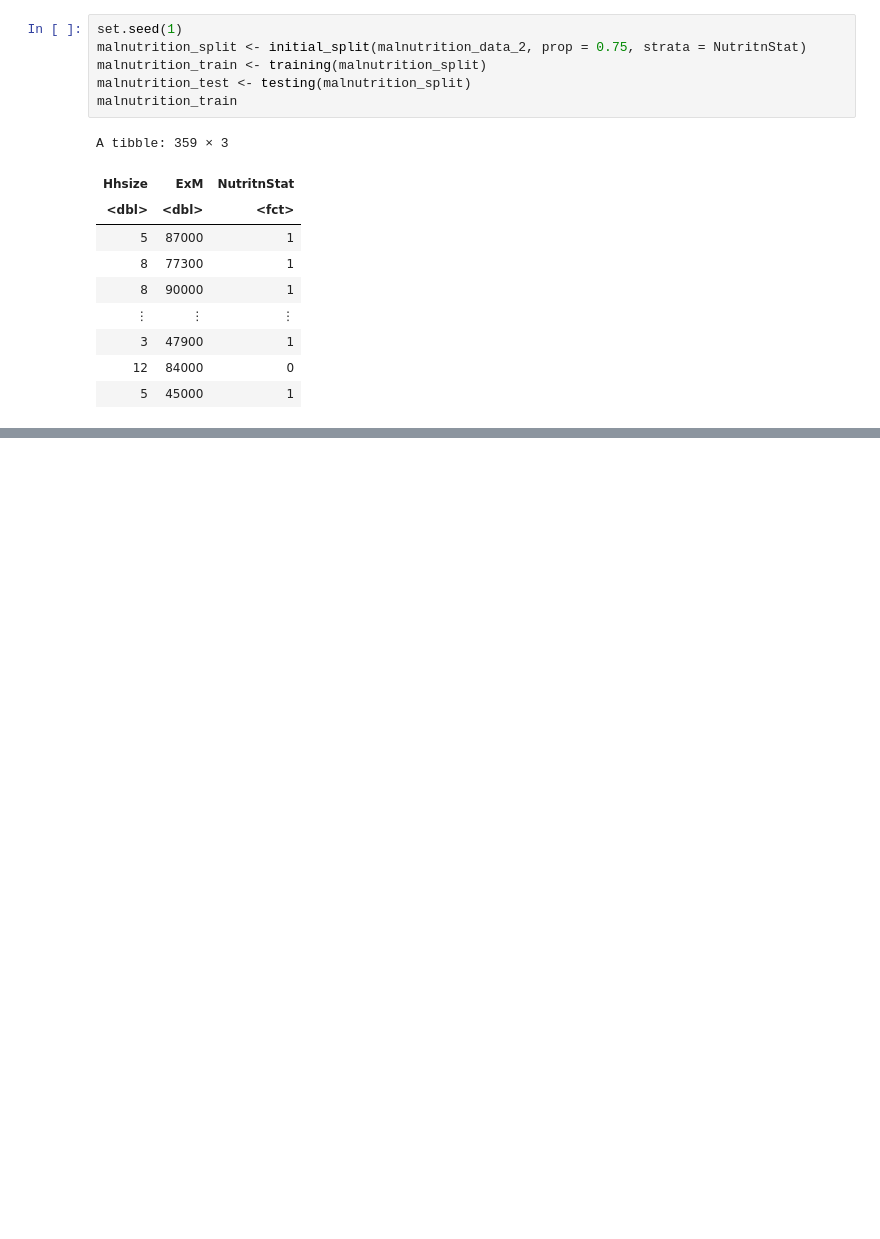
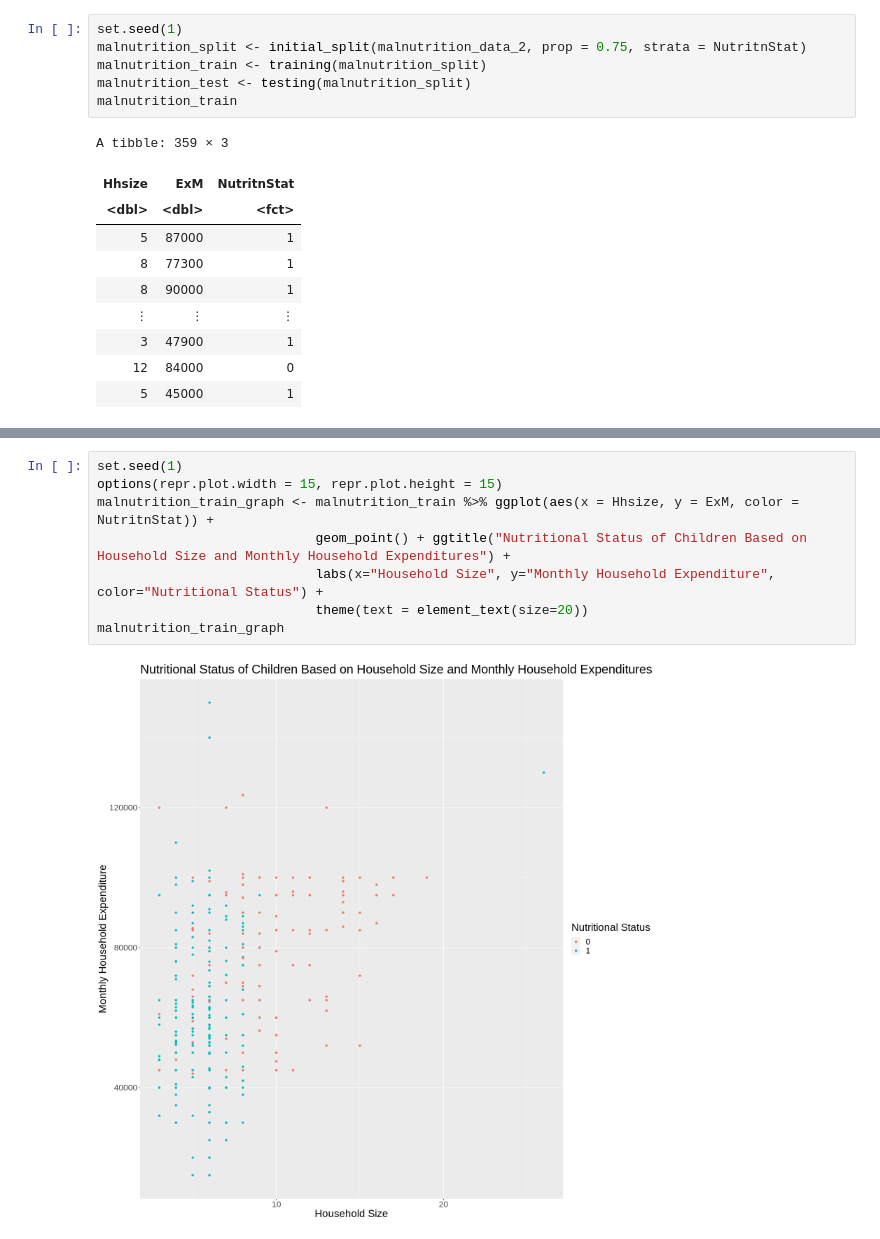
Before and after one commit to ella7920/group_project, a Jupyter notebook: Untitled.ipynb, the cells around one changed output, grey strips where cells are left out. Drawn from its saved outputs; the diff is of its cells as text; blank space fills up the shorter version.

```diff
--- a/Untitled.ipynb
+++ b/Untitled.ipynb
@@ -107,0 +103,10 @@ malnutrition_train_graph
+# %%
+set.seed(1)
+options(repr.plot.width = 15, repr.plot.height = 15)
+malnutrition_train_graph <- malnutrition_train %>% ggplot(aes(x = Hhsize, y = ExM, color = NutritnStat)) +
+                            geom_point() + ggtitle("Nutritional Status of Children Based on Household Size and Monthly Household Expenditures") +
+                            labs(x="Household Size", y="Monthly Household Expenditure", color="Nutritional Status") +
+                            theme(text = element_text(size=20))
+malnutrition_train_graph
+# %% [output]
+[figure, added]
```
Also changed, not shown: parts of 5 cells of this notebook.
